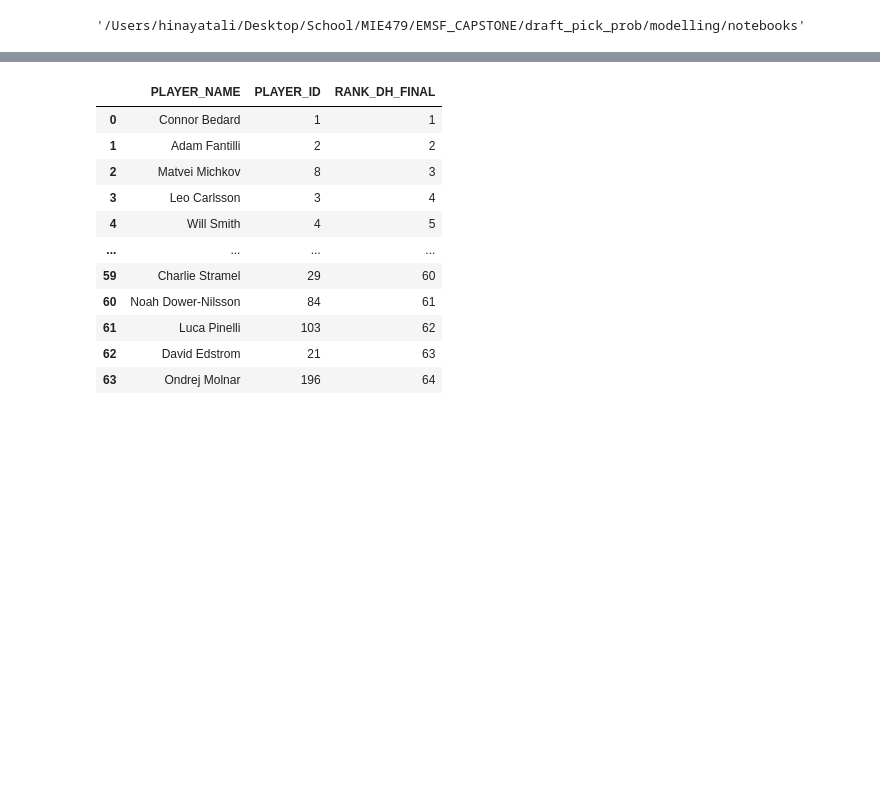
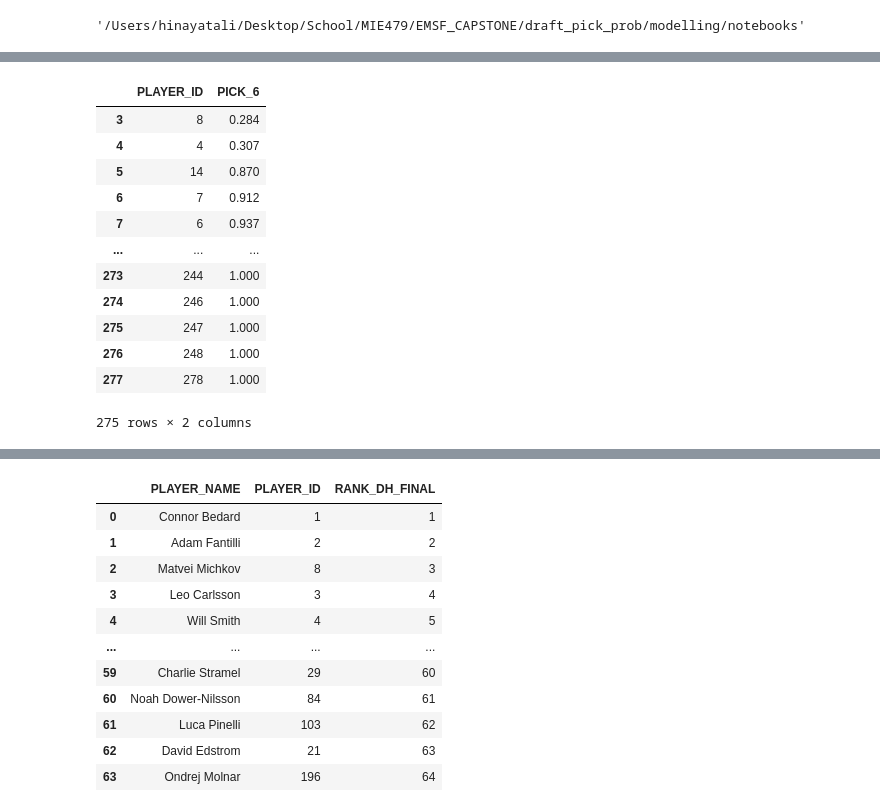
Before and after one commit to hinayatali9/EMSF_CAPSTONE, a Jupyter notebook: draft_pick_prob/modelling/notebooks/pick_prob_testing.ipynb, the cells around one changed output, grey strips where cells are left out. Cells and saved outputs as stored; diff of their text form; code cells hidden in the pictures; blank space fills up the shorter version.

```diff
--- a/draft_pick_prob/modelling/notebooks/pick_prob_testing.ipynb
+++ b/draft_pick_prob/modelling/notebooks/pick_prob_testing.ipynb
@@ -50,0 +64,19 @@ extract_probabilities.determine_optimal_pick(player_rankings, player_position, t
+# %%
+extract_probabilities.get_pick_probability_by_next_pick(
+    [1,2,3], 1000, 6
+)
+# probs.head(30)
+# %% [output]
+|  | PLAYER_ID | PICK_6 |
+| 3 | 8 | 0.284 |
+| 4 | 4 | 0.307 |
+| 5 | 14 | 0.870 |
+| 6 | 7 | 0.912 |
+| 7 | 6 | 0.937 |
+| ... | ... | ... |
+| 273 | 244 | 1.000 |
+| 274 | 246 | 1.000 |
+| 275 | 247 | 1.000 |
+| 276 | 248 | 1.000 |
+| 277 | 278 | 1.000 |
+275 rows × 2 columns
```
Also changed, not shown: parts of 5 cells of this notebook.
